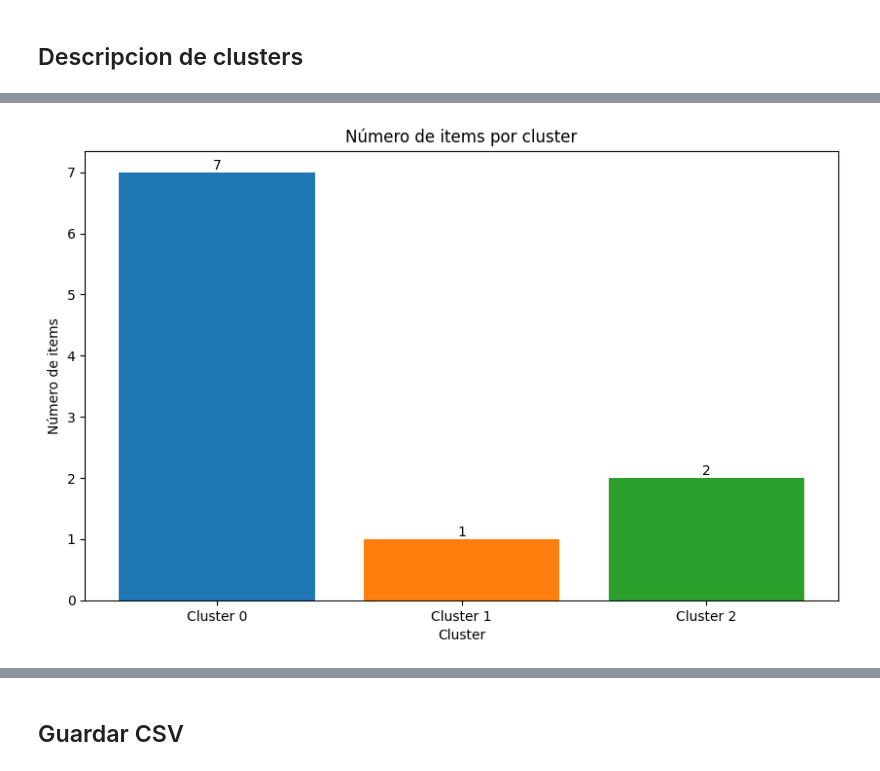
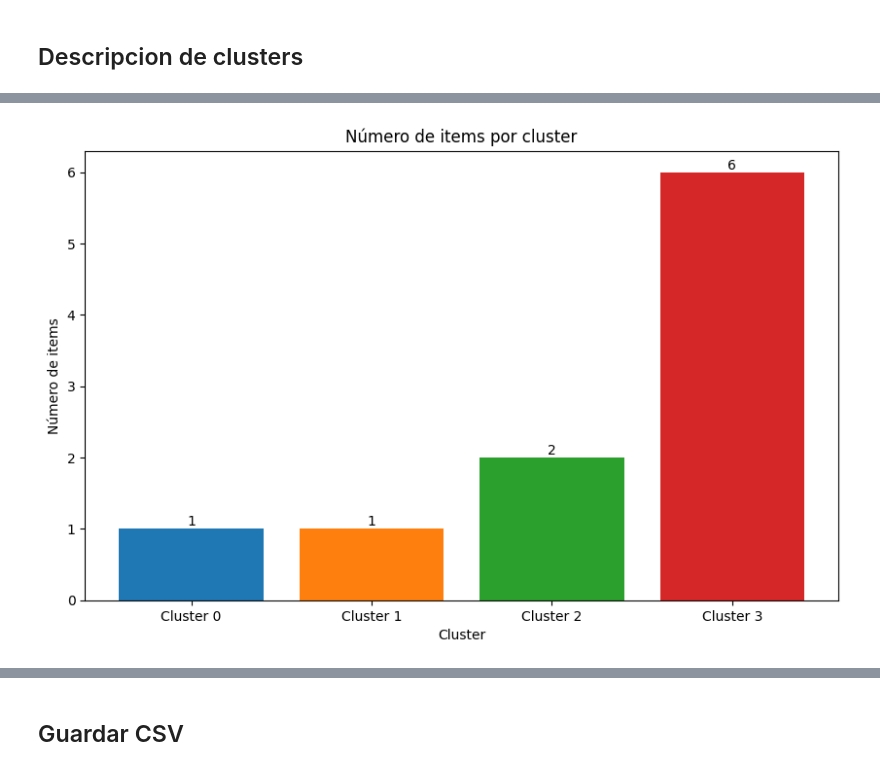
Before and after one commit to antonioMateos/grupo2retail_0424, a Jupyter notebook: 03_Clustering/04_Clustering_Tiendas.ipynb, the cells around one changed output, grey strips where cells are left out. Saved outputs shown, nothing was run; the diff lists cells and outputs as text; code cells hidden in the pictures.

```diff
--- a/03_Clustering/04_Clustering_Tiendas.ipynb
+++ b/03_Clustering/04_Clustering_Tiendas.ipynb
@@ -466,7 +457,7 @@ ___
 # %% [markdown]
 ## Importacion de datos
 # %%
-df_items_sp_clusters = get_data('items_clusters_sales_performance.csv')
+df_items_sp_clusters = get_data('_clusters/items_clusters_raw_earn.csv')
 df_shops = get_data('exp_shops.csv')
 df_ws = get_data('exp_weekly_sales.csv')
 
@@ -527,7 +518,7 @@ df_items_ohe = df_items_sp_clusters.copy()
 from sklearn.preprocessing import OneHotEncoder
 df_items_ohe = df_items_ohe.drop(columns=['Cluster', 'description'])
 
-ohe = OneHotEncoder(sparse=False, handle_unknown='ignore')
+ohe = OneHotEncoder(sparse_output=False, handle_unknown='ignore')
 df_items_ohe = ohe.fit_transform(df_items_ohe[['cluster_name']])
 df_items_ohe = pd.DataFrame(df_items_ohe, columns=ohe.get_feature_names_out(['cluster_name']))
 df_items_ohe = pd.concat([df_items_sp_clusters[['item']], df_items_ohe], axis=1)
@@ -600,11 +591,10 @@ list
 # %%
 # V3
 substrings = substrings = [
-    '(sales)',
-    '(sales.units)',
-    '(sales.raw_earn)',
-    '(sales.sell_price)',
-    '(sales.items.cluster_name_',
+    'items',
+    'raw_earn',
+    'sell_price',
+    'cluster_name',
     'PERCENTILE'
 ]
 
@@ -665,6 +655,5 @@ km_m.plot_elbow_silhouette(scaled_df, 9)
 # %%
-# Apreciamos varias opciones 3
-optimal_k = 3
+optimal_k = 4
 
 kmeans_model, feature_matrix_with_clusters = km_m.apply_kmeans_and_plot(optimal_k, scaled_df, feature_matrix_renamed)
 
@@ -746,7 +734,7 @@ pca_df, importance_df = km_m.redux_dimensions_pca_and_cluster(preprocessed_df, n
 ## Descripcion de clusters
 # %%
 # Ejecutar PCA y clustering
-optimal_k = 3
+optimal_k = 4
 n_components = 1
 
 df_with_pca, importance_df = km_m.pca_and_cluster(scaled_df, n_clusters=optimal_k, n_components=n_components)
@@ -767,4 +755,4 @@ show_clusters = km_m.plot_cluster_sizes(df_with_pca)
-[figure, old version]
+[figure, new version]
 # %%
 # Seleccionamos las features según su importancia en el componente principal
 importance_df_filt = importance_df[importance_df['Loading_PC1'] >= 0.05]
```
Also changed, not shown: parts of 62 cells of this notebook, 13 other files.
